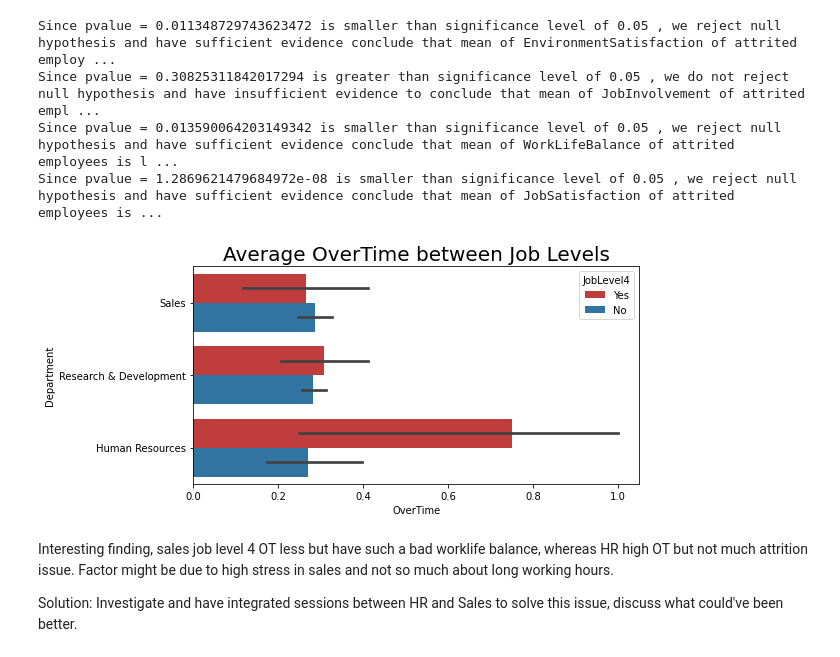
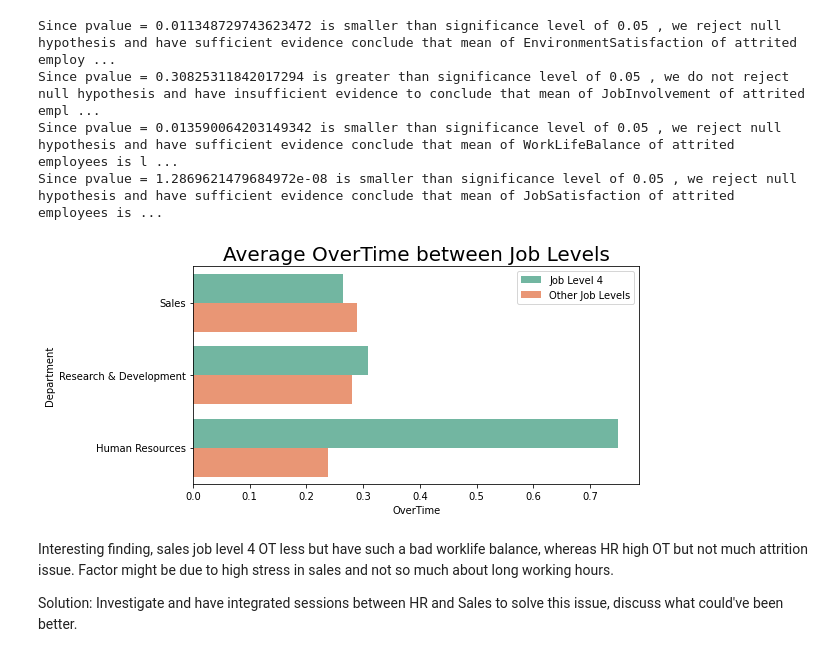
Before and after one commit to Wincenttjoi/employee-data-visualization, a Jupyter notebook: Final.ipynb, the cells around one changed output. Cells and saved outputs as stored; diff of their text form; code cells hidden in the pictures.

```diff
--- a/Final.ipynb
+++ b/Final.ipynb
@@ -180,18 +174,18 @@ Since pvalue = 0.013590064203149342 is smaller than significance level of 0.05 ,
 Since pvalue = 1.2869621479684972e-08 is smaller than significance level of 0.05 , we reject null hypothesis and have sufficient evidence conclude that mean of JobSatisfaction of attrited employees is ...
 # %%
 f, ax = plt.subplots(figsize=(8,4))
-
 df['OverTime'] = df['OverTime'].replace(['Yes', 'No'], [1,0])
 sales_lvl4 = df.loc[df['JobLevel'] == 4, ['OverTime', 'Department']]
 sales_lvl4['JobLevel4'] = 'Yes'
-sales_alllvl = df.loc[:, ['OverTime', 'Department']]
+sales_alllvl = df.loc[df['JobLevel'] != 4, ['OverTime', 'Department']]
 sales_alllvl['JobLevel4'] = 'No'
 sales_combine = sales_lvl4.append(sales_alllvl)
-ax = sns.barplot(x='OverTime', y='Department', data=sales_combine, hue='JobLevel4', palette=["C3", "C0"])
+ax = sns.barplot(x='OverTime', y='Department', data=sales_combine, hue='JobLevel4', palette="Set2", ci=None)
+plt.legend(loc='upper right', labels=['Job Level 4', 'Other Job Levels'])
 plt.title("Average OverTime between Job Levels", fontsize=20)
 plt.show()
 # %% [output]
-[figure, old version]
+[figure, new version]
 # %% [markdown]
 Interesting finding, sales job level 4 OT less but have such a bad worklife balance, whereas HR high OT but not much attrition issue. Factor might be due to high stress in sales and not so much about long working hours.
 
```
Also changed, not shown: parts of 2 cells of this notebook.
